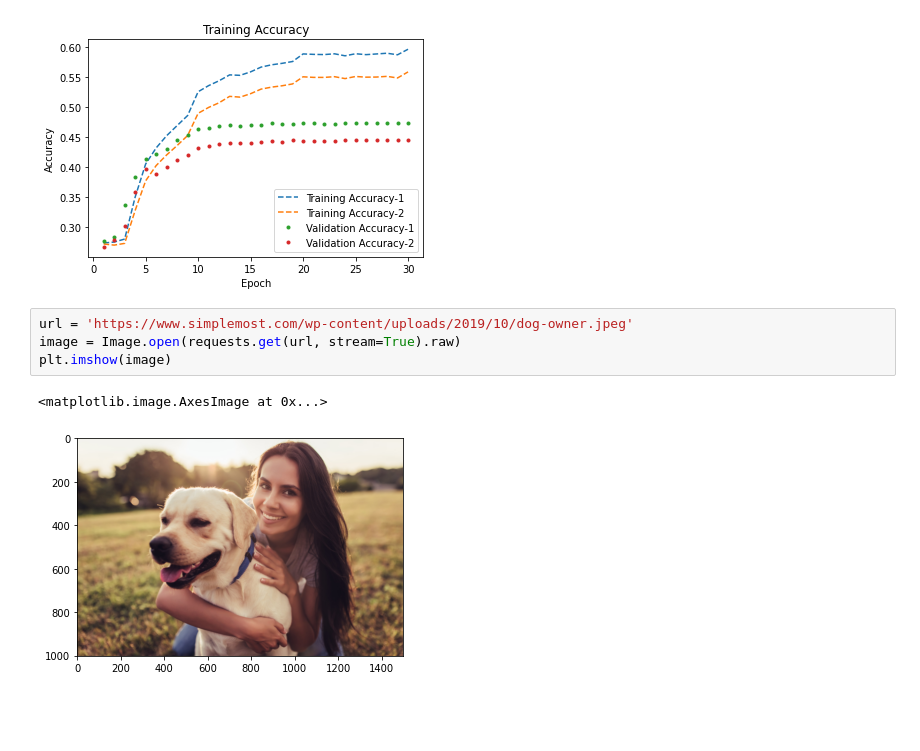
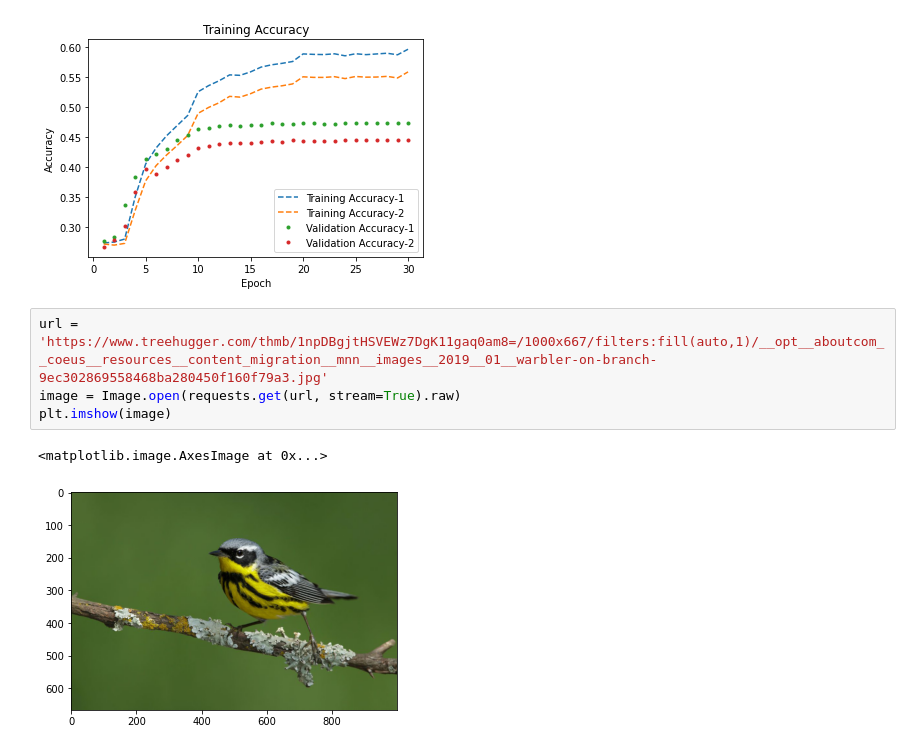
Before and after one commit to ekansh09/Grad-Cam-SMAI-Project, a Jupyter notebook: vqa-gradcam.ipynb, the cells around one changed output. Cells and saved outputs as stored; diff of their text form; blank space fills up the shorter version.

```diff
--- a/vqa-gradcam.ipynb
+++ b/vqa-gradcam.ipynb
@@ -728,12 +726,12 @@ plt.show()
 # %% [output]
 [figure]
 # %%
-url = 'https://www.simplemost.com/wp-content/uploads/2019/10/dog-owner.jpeg'
+url = 'https://www.treehugger.com/thmb/1npDBgjtHSVEWz7DgK11gaq0am8=/1000x667/filters:fill(auto,1)/__opt__aboutcom__coeus__resources__content_migration__mnn__images__2019__01__warbler-on-branch-9ec302869558468ba280450f160f79a3.jpg'
 image = Image.open(requests.get(url, stream=True).raw)
 plt.imshow(image)
 # %% [output]
 <matplotlib.image.AxesImage at 0x...>
-[figure, old version]
+[figure, new version]
 # %%
 test_sent = input('Enter Question : ')
 test_case(model, test_sent, image )
```
Also changed, not shown: parts of 7 cells of this notebook.
